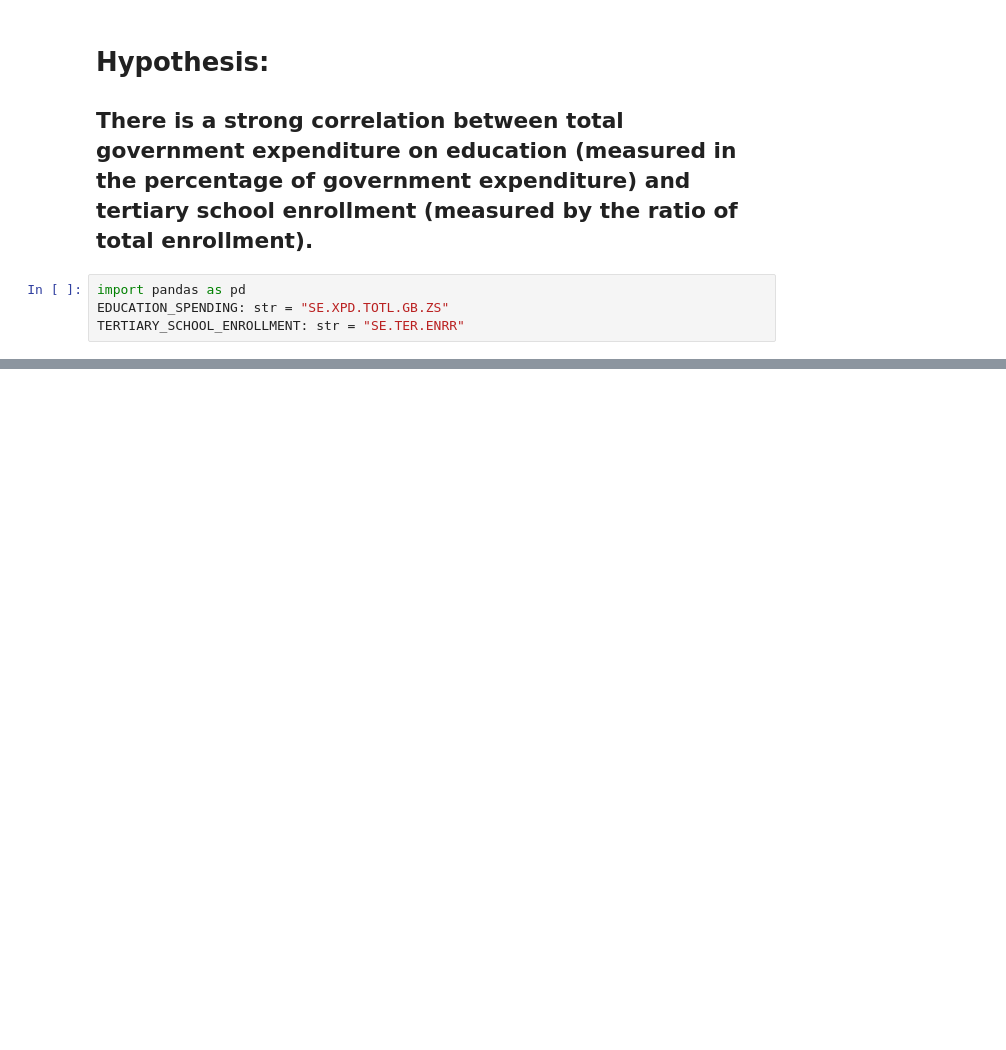
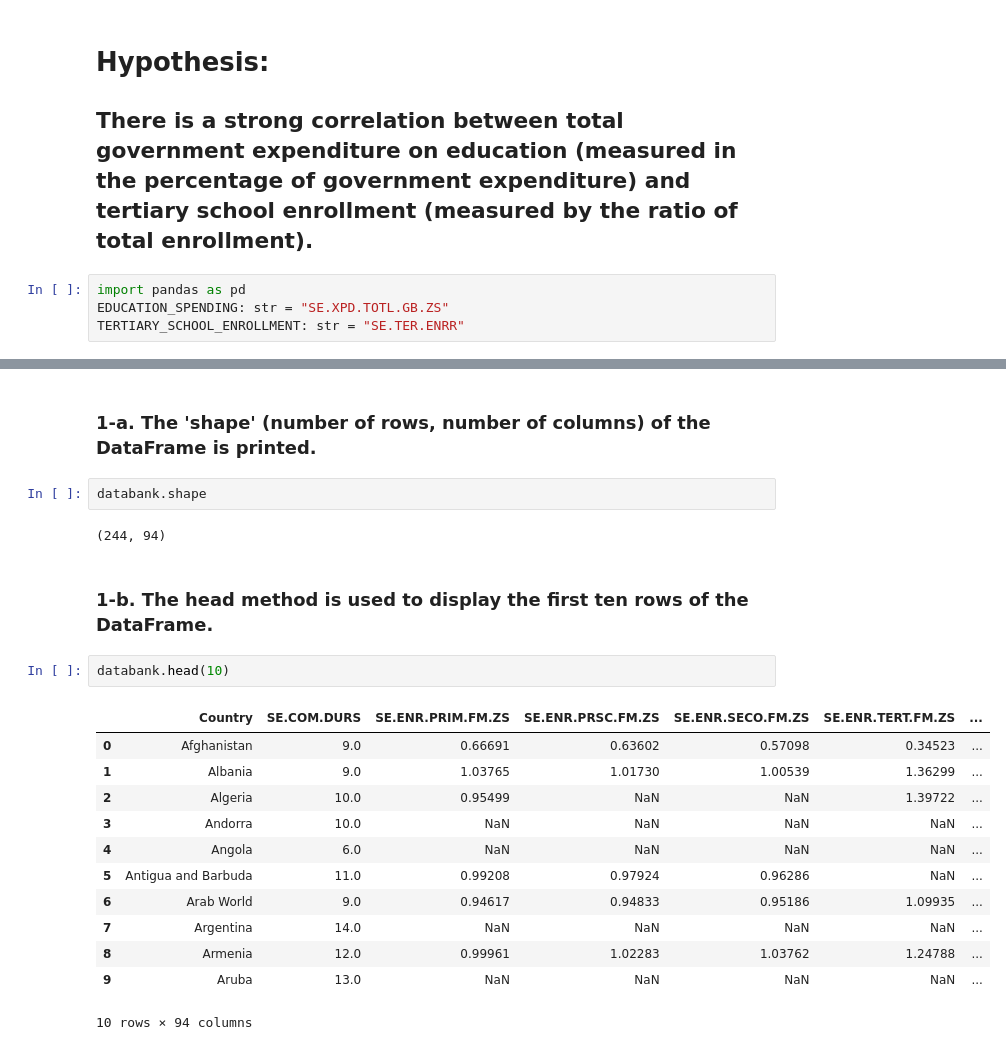
Before and after one commit to jorbea/comp110-21s-workspace, a Jupyter notebook: projects/pj02/analysis.ipynb, the cells around one changed output, grey strips where cells are left out. Cells and saved outputs as stored; diff of their text form; blank space fills up the shorter version.

```diff
--- a/projects/pj02/analysis.ipynb
+++ b/projects/pj02/analysis.ipynb
@@ -27,0 +13,23 @@ databank
+# %% [markdown]
+### 1-a. The 'shape' (number of rows, number of columns) of the DataFrame is printed.
+# %%
+databank.shape
+# %% [output]
+(244, 94)
+# %% [markdown]
+### 1-b. The head method is used to display the first ten rows of the DataFrame.
+# %%
+databank.head(10)
+# %% [output]
+|  | Country | SE.COM.DURS | SE.ENR.PRIM.FM.ZS | SE.ENR.PRSC.FM.ZS | SE.ENR.SECO.FM.ZS | SE.ENR.TERT.FM.ZS | ... |
+| 0 | Afghanistan | 9.0 | 0.66691 | 0.63602 | 0.57098 | 0.34523 | ... |
+| 1 | Albania | 9.0 | 1.03765 | 1.01730 | 1.00539 | 1.36299 | ... |
+| 2 | Algeria | 10.0 | 0.95499 | NaN | NaN | 1.39722 | ... |
+| 3 | Andorra | 10.0 | NaN | NaN | NaN | NaN | ... |
+| 4 | Angola | 6.0 | NaN | NaN | NaN | NaN | ... |
+| 5 | Antigua and Barbuda | 11.0 | 0.99208 | 0.97924 | 0.96286 | NaN | ... |
+| 6 | Arab World | 9.0 | 0.94617 | 0.94833 | 0.95186 | 1.09935 | ... |
+| 7 | Argentina | 14.0 | NaN | NaN | NaN | NaN | ... |
+| 8 | Armenia | 12.0 | 0.99961 | 1.02283 | 1.03762 | 1.24788 | ... |
+| 9 | Aruba | 13.0 | NaN | NaN | NaN | NaN | ... |
+10 rows × 94 columns
```
Also changed, not shown: parts of 15 cells of this notebook.
